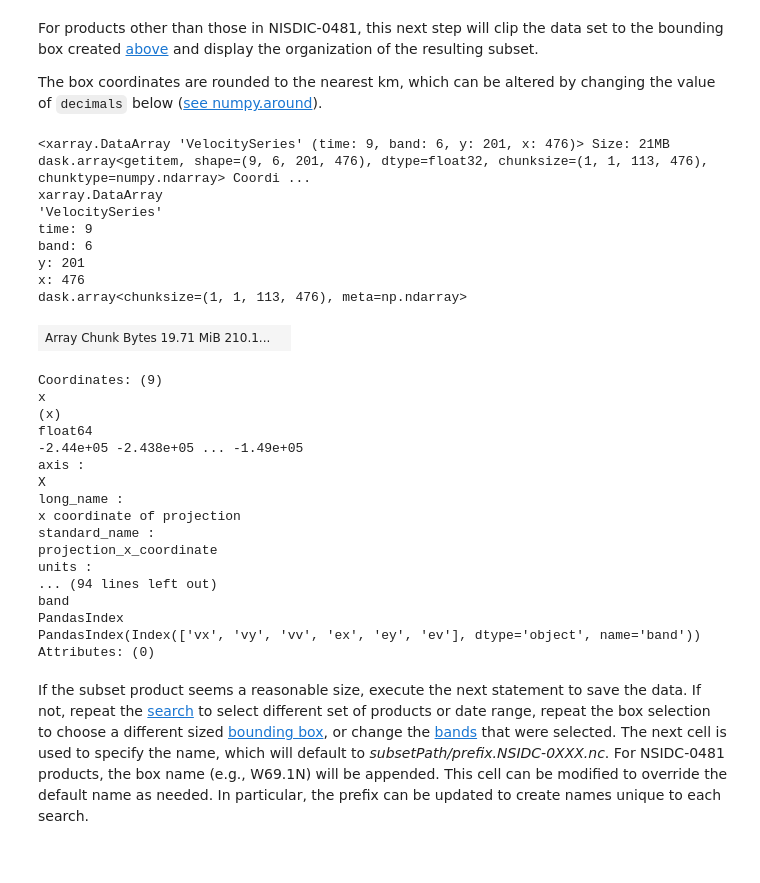
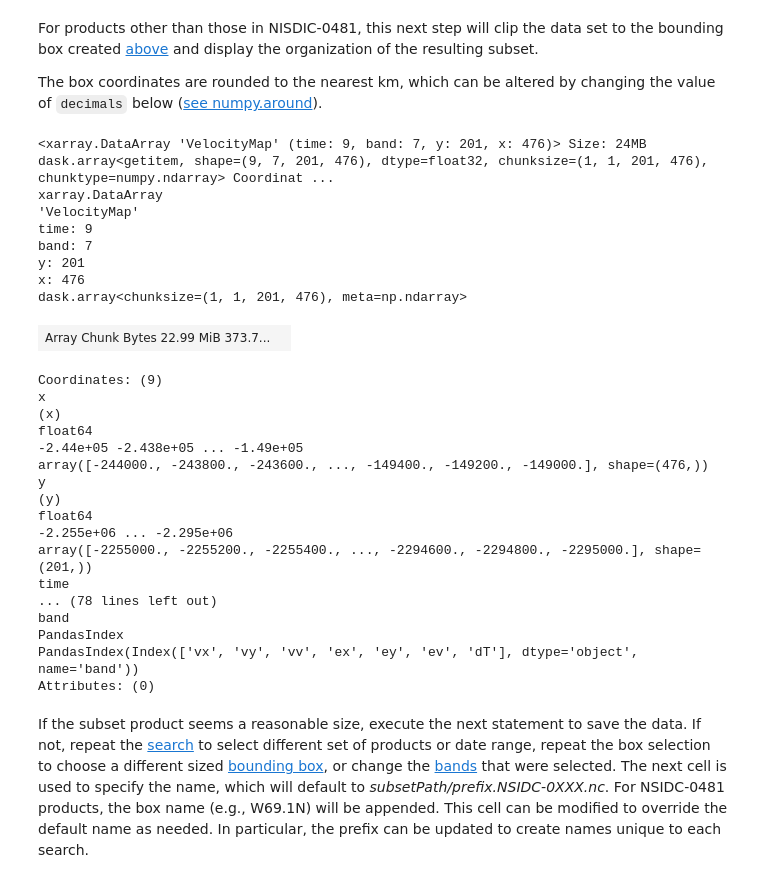
Before and after one commit to fastice/GrIMPNotebooks, a Jupyter notebook: GrIMPSubsetterNotebook.ipynb, the cells around one changed output. Saved outputs shown, nothing was run; the diff lists cells and outputs as text; code cells hidden in the pictures.

```diff
--- a/GrIMPSubsetterNotebook.ipynb
+++ b/GrIMPSubsetterNotebook.ipynb
@@ -167,7 +181,7 @@ If velocity mosaic products were selected, this cell will read the COG headers a
 # %%
 if myUrls.checkIDs(['NSIDC-0725', 'NSIDC-0727', 'NSIDC-0731', 'NSIDC-0766']):
     products = nisar.nisarVelSeries()
-    products.readSeriesFromTiff(myUrls.getCogs(replace='vv', removeTiff=True), url=True, readSpeed=False, useErrors=True, useDT=True)
+    products.readSeriesFromTiff(myUrls.getCogs(replace='vv', removeTiff=True), url=True, readSpeed=False, useErrors=True, useDT=True, useStack=True)
     print('Velocity Mosaic Data Selected')
 # %% [output]
 Velocity Mosaic Data Selected
@@ -185,7 +199,7 @@ If individual glacier products were selected, this cell will read the COG header
 if myUrls.checkIDs(['NSIDC-0481']) or myUrls.checkIDs(['NSIDC-0646']):
     # Edit to add or remove bands
     products = nisar.nisarVelSeries()
-    products.readSeriesFromTiff(myUrls.getCogs(replace='vx', removeTiff=True), url=True, readSpeed=False, useErrors=True)
+    products.readSeriesFromTiff(myUrls.getCogs(replace='vx', removeTiff=True), url=True, readSpeed=False, useErrors=True, useStack=True)
     print('Individual Glacier Data Selected')
 # %% [markdown]
 If this block ran successfully the meta data for all relevant images to create the xarray, but the actual data themselves were not downloaded. This result is now ready to be [downloaded](#Subset-and-Download-Data).
@@ -200,7 +214,7 @@ def productType(cog):
 
 if myUrls.checkIDs(['NSIDC-0723']):
     products = nisar.nisarImageSeries()
-    products.readSeriesFromTiff(myUrls.getCogs(removeTiff=True), url=True, chunkSize=2048)
+    products.readSeriesFromTiff(myUrls.getCogs(removeTiff=True), url=True, useStack=True)
 else:
     print('No Image Mosaic data selected')
 # %% [output]
@@ -248,36 +262,36 @@ For products other than those in NISDIC-0481, this next step will clip the data
 The box coordinates are rounded to the nearest km, which can be altered by changing the value of `decimals` below ([see numpy.around](https://docs.scipy.org/doc/numpy-1.13.0/reference/generated/numpy.around.html#numpy.around)). <a id='rounding_info'></a>
 # %%
 if not myUrls.checkIDs(['NSIDC-0481']) and not myUrls.checkIDs(['NSIDC-0646']):  # Anything but a 481
-    products.subSetData(boxPicker.boxBounds(decimals=-3))  # -3 rounds to 1km, -2 to 100m...
+    products.subsetData(boxPicker.boxBounds(decimals=-3))  # -3 rounds to 1km, -2 to 100m...
 else:
     print('NSIDC-0481 - so entire data set will be saved')
 products.subset # Add ; at the end to suppress output
 # %% [output]
-<xarray.DataArray 'VelocitySeries' (time: 9, band: 6, y: 201, x: 476)> Size: 21MB dask.array<getitem, shape=(9, 6, 201, 476), dtype=float32, chunksize=(1, 1, 113, 476), chunktype=numpy.ndarray> Coordi ...
+<xarray.DataArray 'VelocityMap' (time: 9, band: 7, y: 201, x: 476)> Size: 24MB dask.array<getitem, shape=(9, 7, 201, 476), dtype=float32, chunksize=(1, 1, 201, 476), chunktype=numpy.ndarray> Coordinat ...
 xarray.DataArray
-'VelocitySeries'
+'VelocityMap'
 time: 9
-band: 6
+band: 7
 y: 201
 x: 476
-dask.array<chunksize=(1, 1, 113, 476), meta=np.ndarray>
+dask.array<chunksize=(1, 1, 201, 476), meta=np.ndarray>
-| Array Chunk Bytes 19.71 MiB 210.1... |  |
+| Array Chunk Bytes 22.99 MiB 373.7... |  |
 Coordinates: (9)
 x
 (x)
 float64
 -2.44e+05 -2.438e+05 ... -1.49e+05
-axis :
-X
-long_name :
-x coordinate of projection
-standard_name :
-projection_x_coordinate
-units :
-... (94 lines left out)
+array([-244000., -243800., -243600., ..., -149400., -149200., -149000.], shape=(476,))
+y
+(y)
+float64
+-2.255e+06 ... -2.295e+06
+array([-2255000., -2255200., -2255400., ..., -2294600., -2294800., -2295000.], shape=(201,))
+time
+... (78 lines left out)
 band
 PandasIndex
-PandasIndex(Index(['vx', 'vy', 'vv', 'ex', 'ey', 'ev'], dtype='object', name='band'))
+PandasIndex(Index(['vx', 'vy', 'vv', 'ex', 'ey', 'ev', 'dT'], dtype='object', name='band'))
 Attributes: (0)
 # %% [markdown]
 If the subset product seems a reasonable size, execute the next statement to save the data. If not, repeat the [search](#Find-Data) to select different set of products or date range, repeat the box selection to choose a different sized [bounding box](#Spatial-Subsetting), or change the [bands](#Preload-Data-and-Select-Bands) that were selected. The next cell is used to specify the name, which will default to *subsetPath/prefix.NSIDC-0XXX.nc*. For NSIDC-0481 products, the box name (e.g., W69.1N) will be appended. This cell can be modified to override the default name as needed. In particular, the prefix can be updated to create names unique to each search. <a id='set_filename'></a>
```
Also changed, not shown: parts of 11 cells of this notebook, 1 other file.
